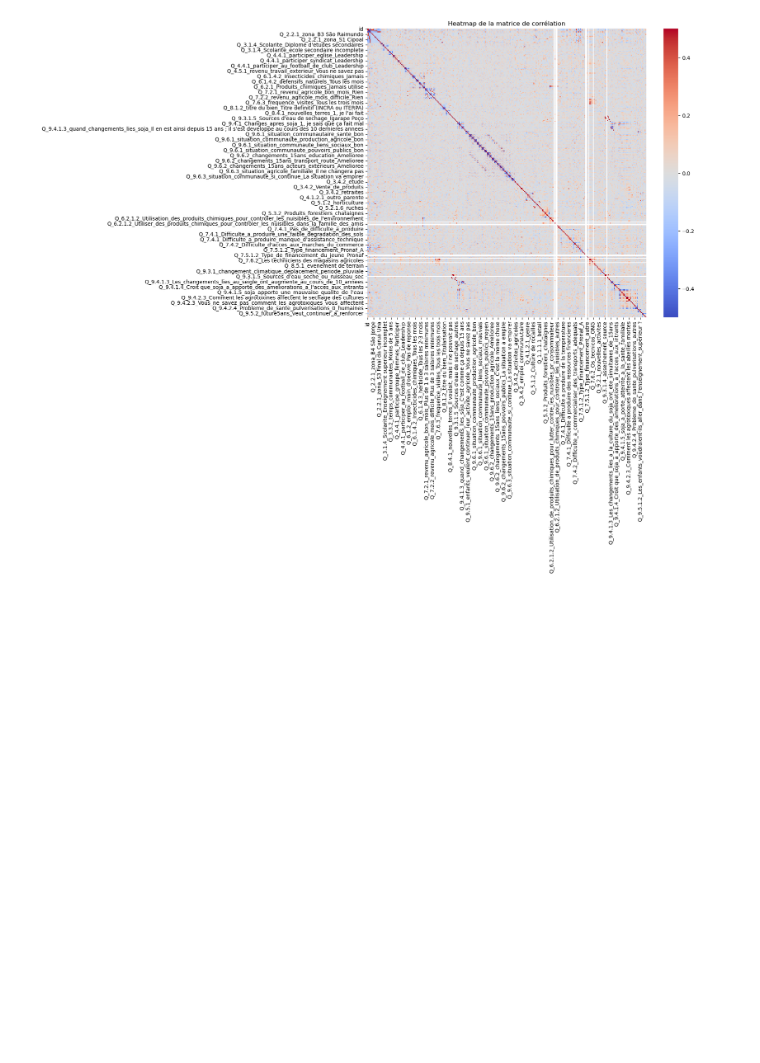
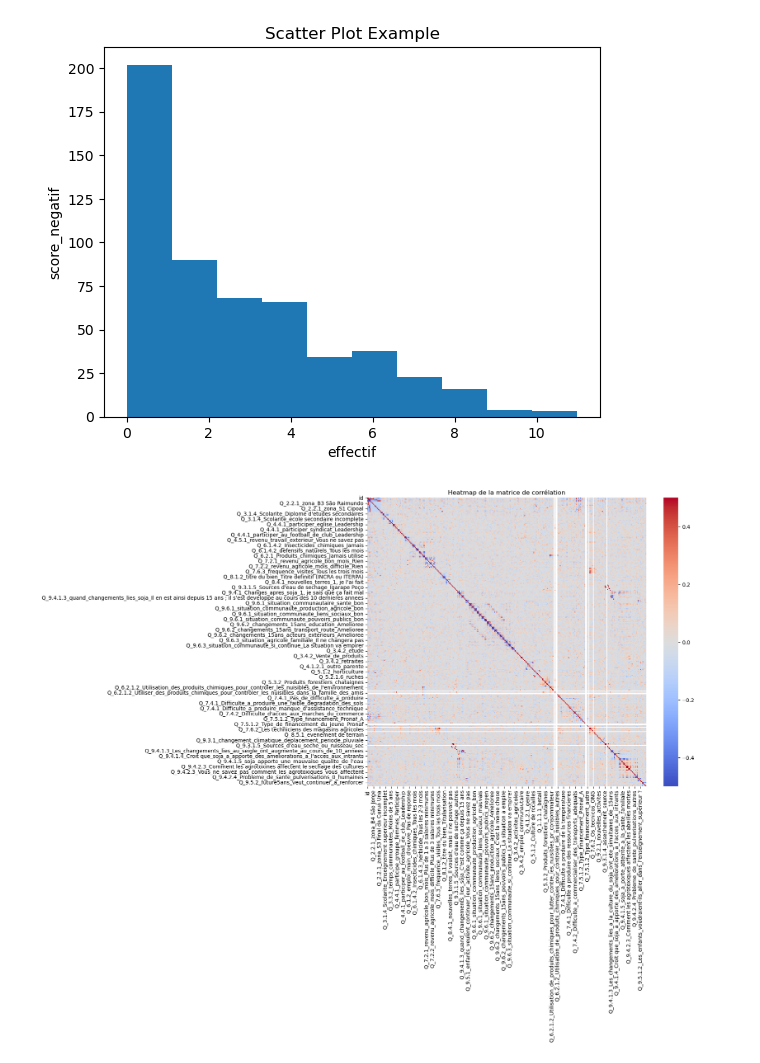
Before and after one commit to KarimTchere/MarathonDuWeb_SojAmaz, a Jupyter notebook: Data/data_traitement.ipynb, the cells around one changed output. Cells and saved outputs as stored; diff of their text form; code cells hidden in the pictures; blank space fills up the shorter version.

Commit message:
fichier excel avec score normalise

```diff
--- a/Data/data_traitement.ipynb
+++ b/Data/data_traitement.ipynb
@@ -3,6 +3,20 @@ import pandas as pd
 import numpy as np
 import matplotlib.pyplot as plt
 import seaborn as sns
+# %%
+data = pd.read_excel("../Data/Donnee_final_fr_score.xlsx")
+# %%
+# Create scatter plot
+plt.hist(data['score_negatif'])
+# Add labels and title
+plt.xlabel('effectif')
+plt.ylabel('score_negatif')
+plt.title('Scatter Plot Example')
+
+# Display the plot
+plt.show()
+# %% [output]
+[figure, added]
 # %%
 data = pd.read_csv("../Data/data_binaires_tout.csv")
 # %%
```
Also changed, not shown: 5 other files.
